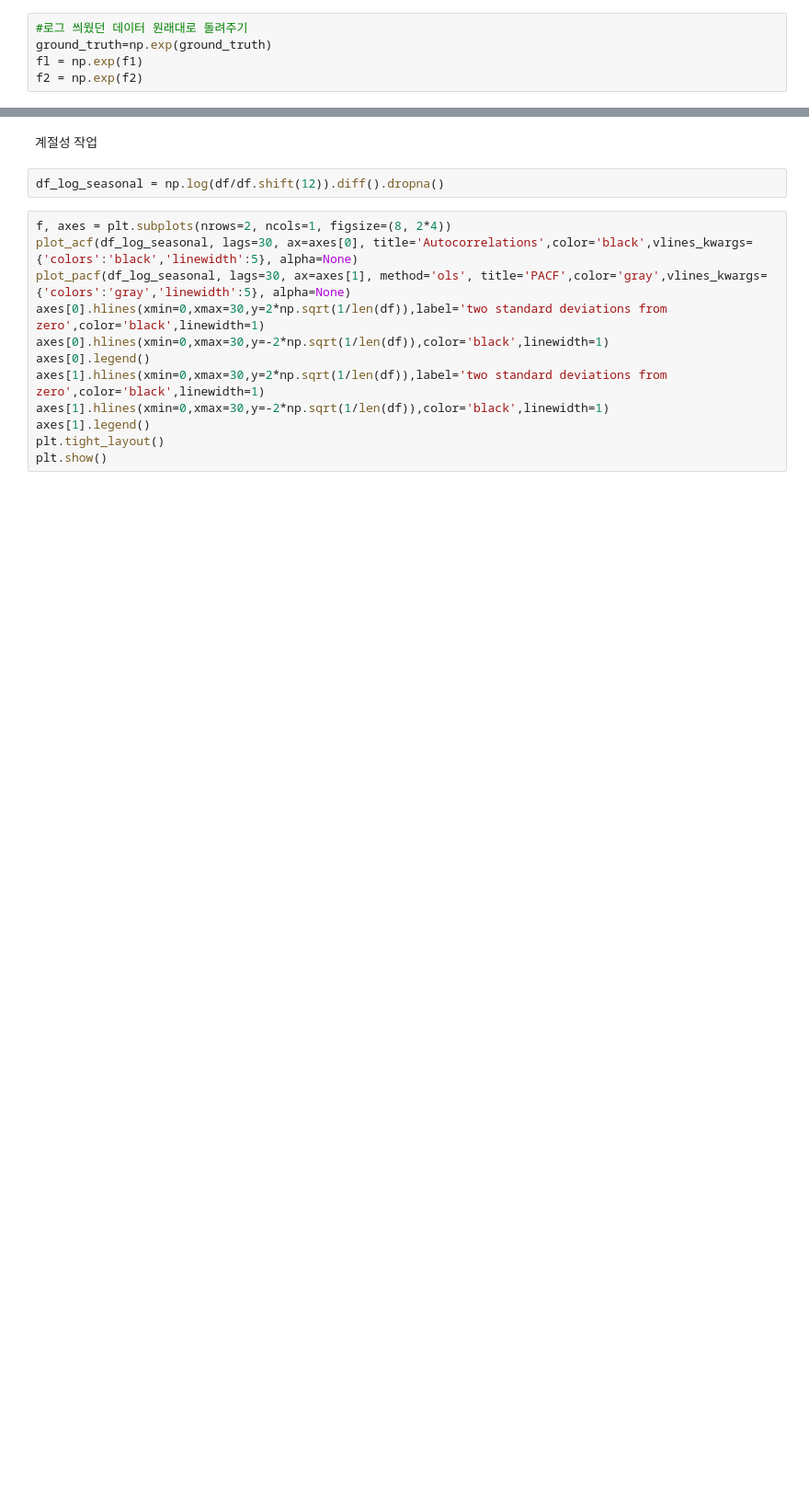
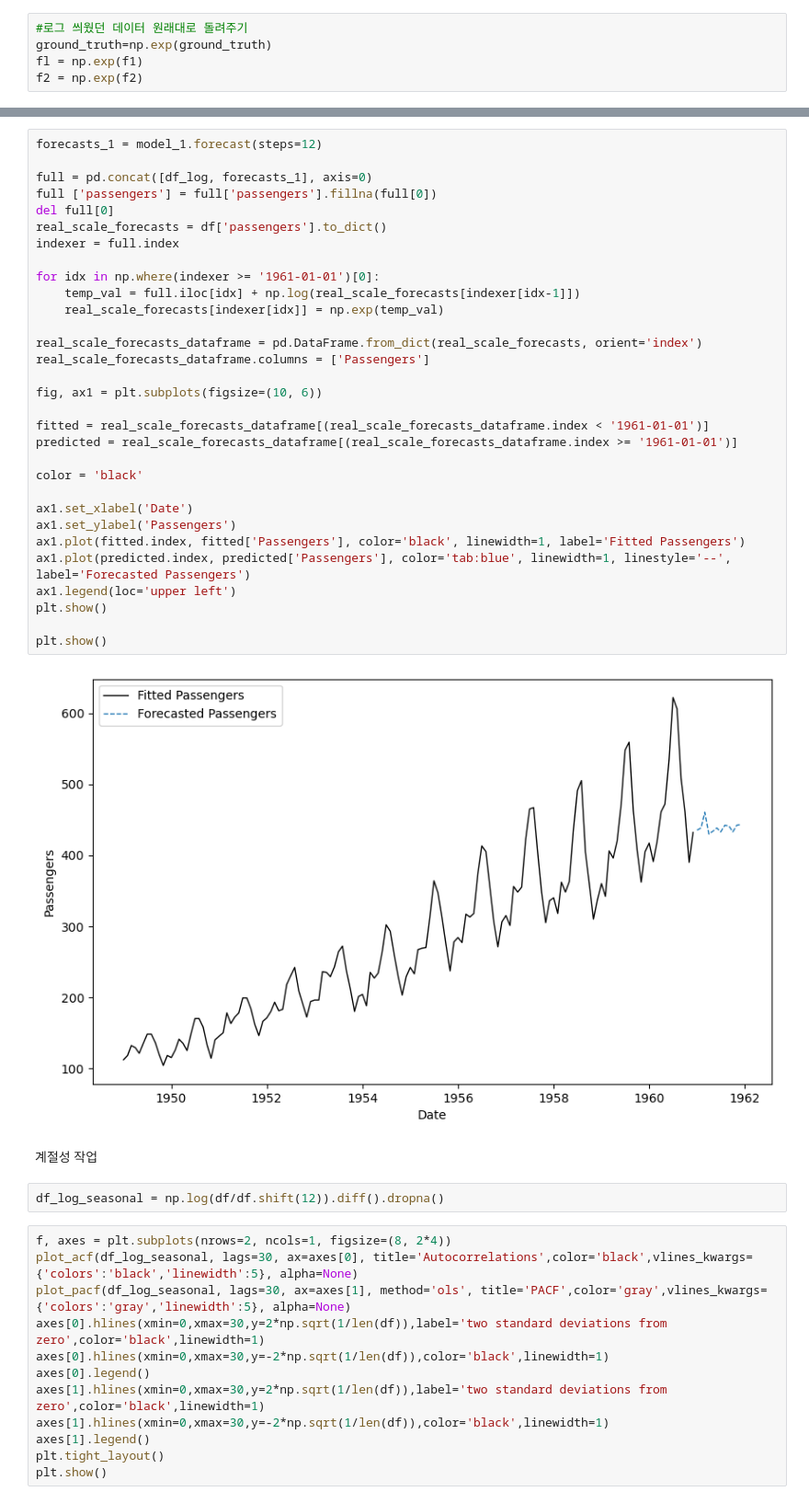
Before and after one commit to Tiabet/Time-series, a Jupyter notebook: 2023-1 TSA/AirPassengers.ipynb, the cells around one changed output, grey strips where cells are left out. Shown at 92% size. Cells and saved outputs as stored; diff of their text form; blank space fills up the shorter version.

```diff
--- a/2023-1 TSA/AirPassengers.ipynb
+++ b/2023-1 TSA/AirPassengers.ipynb
@@ -317,3 +317,36 @@ plt.show()
+# %%
+forecasts_1 = model_1.forecast(steps=12)
+
+full = pd.concat([df_log, forecasts_1], axis=0)
+full ['passengers'] = full['passengers'].fillna(full[0])
+del full[0]
+real_scale_forecasts = df['passengers'].to_dict()
+indexer = full.index
+
+for idx in np.where(indexer >= '1961-01-01')[0]:
+    temp_val = full.iloc[idx] + np.log(real_scale_forecasts[indexer[idx-1]])
+    real_scale_forecasts[indexer[idx]] = np.exp(temp_val)
+
+real_scale_forecasts_dataframe = pd.DataFrame.from_dict(real_scale_forecasts, orient='index')
+real_scale_forecasts_dataframe.columns = ['Passengers']
+
+fig, ax1 = plt.subplots(figsize=(10, 6))
+
+fitted = real_scale_forecasts_dataframe[(real_scale_forecasts_dataframe.index < '1961-01-01')]
+predicted = real_scale_forecasts_dataframe[(real_scale_forecasts_dataframe.index >= '1961-01-01')]
+
+color = 'black'
+
+ax1.set_xlabel('Date')
+ax1.set_ylabel('Passengers')
+ax1.plot(fitted.index, fitted['Passengers'], color='black', linewidth=1, label='Fitted Passengers')
+ax1.plot(predicted.index, predicted['Passengers'], color='tab:blue', linewidth=1, linestyle='--', label='Forecasted Passengers')
+ax1.legend(loc='upper left')
+plt.show()
+
+plt.show()
+# %% [output]
+[figure, added]
 # %% [markdown]
 계절성 작업
 # %%
```
Also changed, not shown: parts of 4 cells of this notebook.
